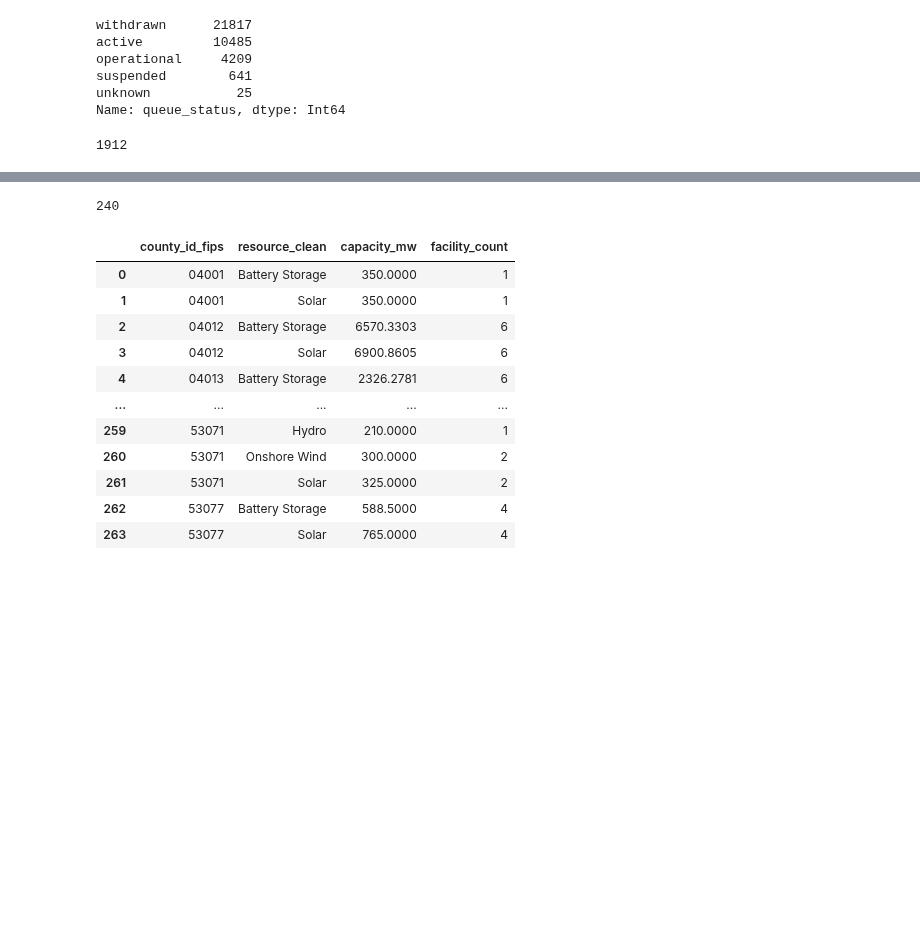
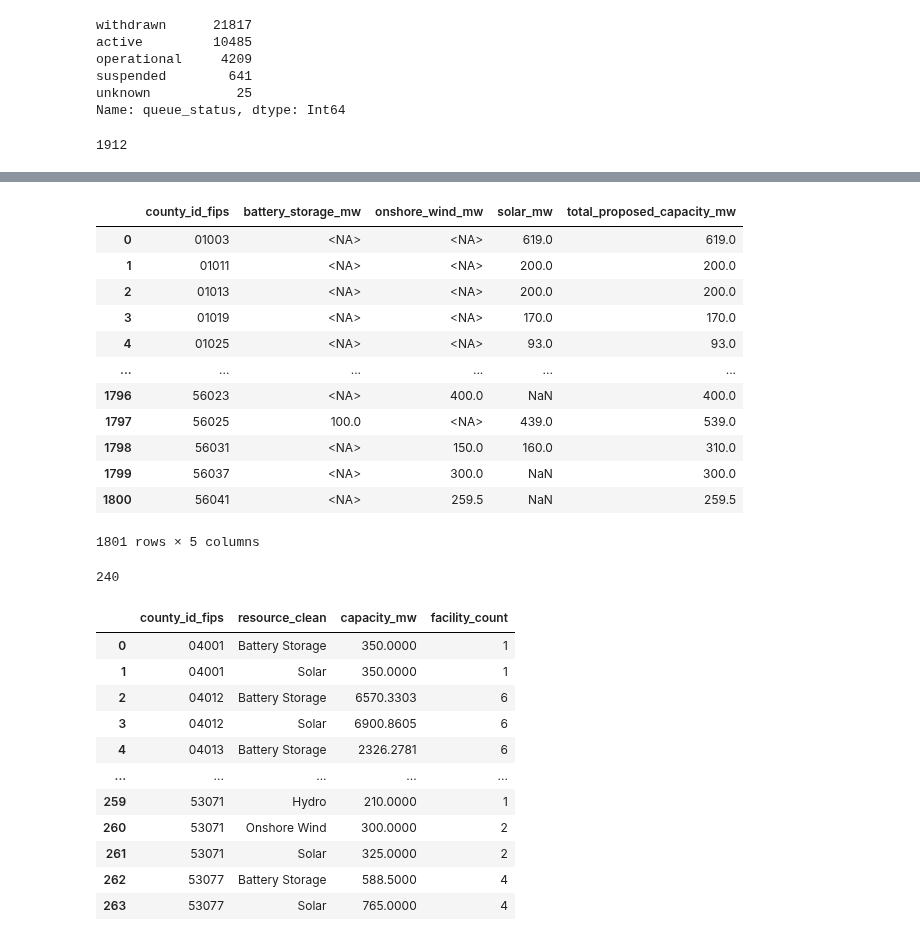
Before and after one commit to deployment-gap-model-education-fund/deployment-gap-model, a Jupyter notebook: notebooks/53-kl-fyi-etl.ipynb, the cells around one changed output, grey strips where cells are left out. Saved outputs shown, nothing was run; the diff lists cells and outputs as text; code cells hidden in the pictures; blank space fills up the shorter version.

```diff
--- a/notebooks/53-kl-fyi-etl.ipynb
+++ b/notebooks/53-kl-fyi-etl.ipynb
@@ -540,3 +565,21 @@ len(df[df.queue_status == "active"].county_id_fips.unique())
+# %%
+wide_df = pd.read_parquet("/app/data/output/data_mart/fyi_counties_proposed_clean_projects_wide.parquet")
+# %%
+wide_df
+# %% [output]
+|  | county_id_fips | battery_storage_mw | onshore_wind_mw | solar_mw | total_proposed_capacity_mw |
+| 0 | 01003 | <NA> | <NA> | 619.0 | 619.0 |
+| 1 | 01011 | <NA> | <NA> | 200.0 | 200.0 |
+| 2 | 01013 | <NA> | <NA> | 200.0 | 200.0 |
+| 3 | 01019 | <NA> | <NA> | 170.0 | 170.0 |
+| 4 | 01025 | <NA> | <NA> | 93.0 | 93.0 |
+| ... | ... | ... | ... | ... | ... |
+| 1796 | 56023 | <NA> | 400.0 | NaN | 400.0 |
+| 1797 | 56025 | 100.0 | <NA> | 439.0 | 539.0 |
+| 1798 | 56031 | <NA> | 150.0 | 160.0 | 310.0 |
+| 1799 | 56037 | <NA> | 300.0 | NaN | 300.0 |
+| 1800 | 56041 | <NA> | 259.5 | NaN | 259.5 |
+1801 rows × 5 columns
 # %%
 long_df = pd.read_parquet("/app/data/output/data_mart/fyi_projects_long_format.parquet")
 # %%
```
Also changed, not shown: parts of 8 cells of this notebook.
